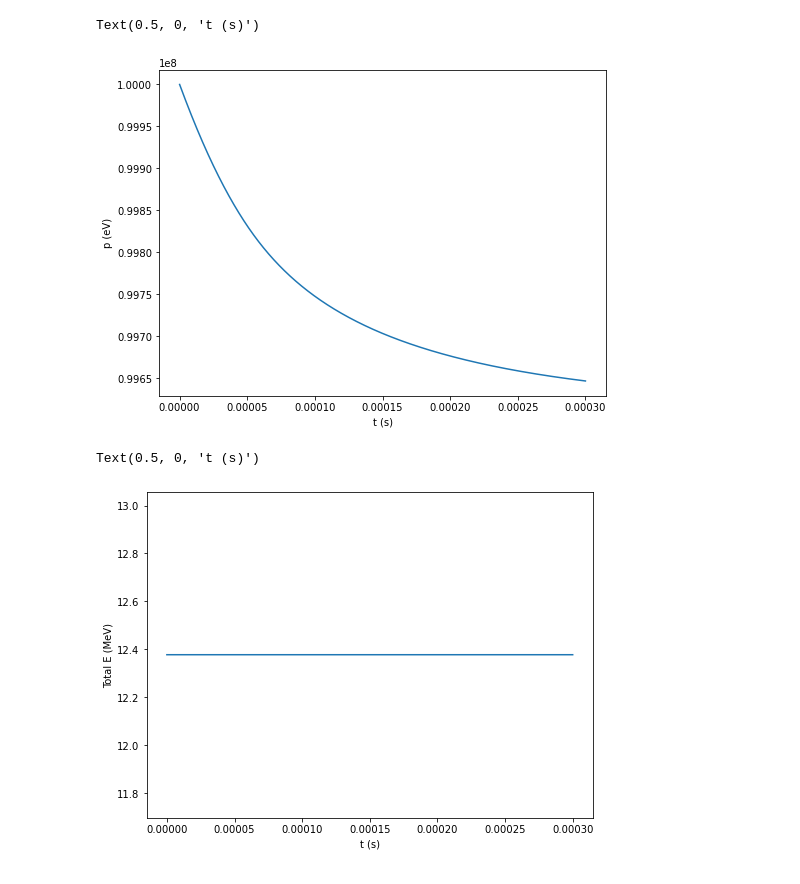
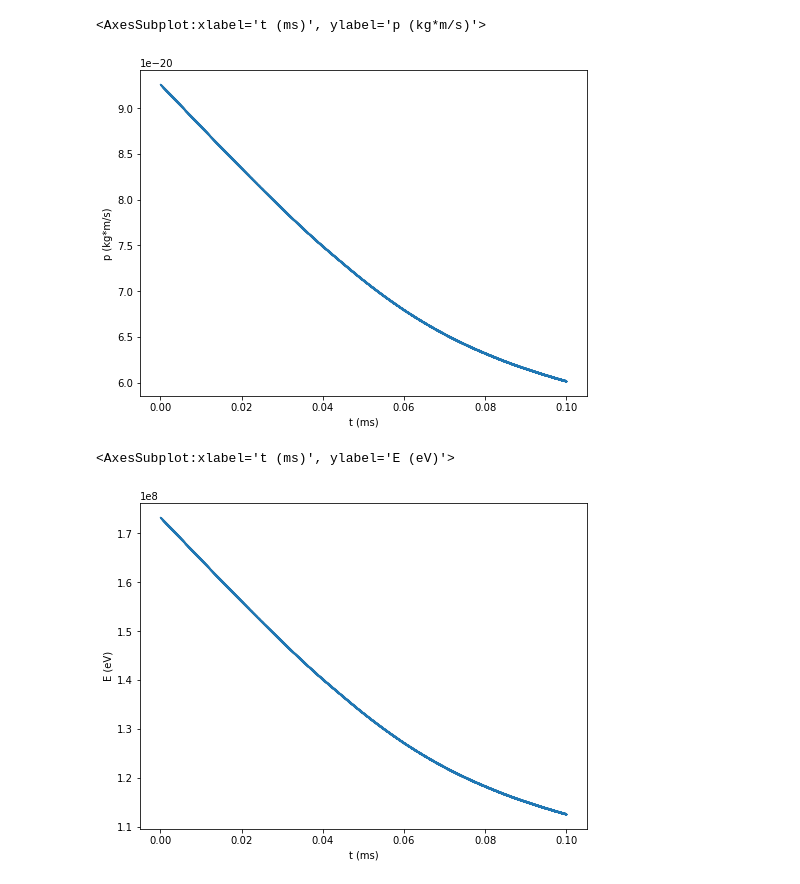
Before and after one commit to jvonk/CRES, a Jupyter notebook: Particle Motion.ipynb, the cells around one changed output. Cells and saved outputs as stored; diff of their text form; code cells hidden in the pictures.

Commit message:
New natural unit system, better unit conversions, and new graphing function

```diff
--- a/Particle Motion.ipynb
+++ b/Particle Motion.ipynb
@@ -26,11 +112,12 @@ conversions["energy (J)"] = conversions["length (m)"]/conversions["time (s)"]
 # %%
 num_points = 10000
-e = 8.5424546e-2 # = 1.60217733e-19 C
+# 1% per meter
+e = fr("C", 1.602176634e-19) # = 1.602176634e-19 C by definition
 c = 1 # = 2.99792458e8 m/s
 m = 5.1099906e5 # m_e = 9.1093897e-31 kg
 E = np.array([0, 0, 0]) # = 0 V/m
-B = np.array([1, 0, 0])/conversions["magnetic induction (T)"] # = 1 Tesla
-t_span = (0, 300e-6/conversions["time (s)"]) # = 300 us
+B = fr("T", np.array([1, 0, 0])) # = 1 Tesla
+t_span = (0, fr("s", 100e-6)) # = 100 us
 p0 = np.array([100e6, 100e6, 100e6]) # = 100 MeV
 r0 = np.array([0, 0, 0]) # = 0 m
 rtol = 1e-5 # = 0.001%
@@ -74,7 +181,7 @@ def linear_fit(x, y, x_label="x", y_label="y", units=""):
     return f
 # %%
 y0 = np.concatenate([p0, r0])
-with tqdm(total=t_span[1]*conversions["time (s)"]*1e3, position=t_span[0]*conversions["time (s)"]*1e3, bar_format='{l_bar}{bar}| {n_fmt:.7}ms/{total_fmt:.7}ms [{elapsed}<{remaining}, ' '{rate_fmt}{postfix}]', unit="ms") as progress:
+with tqdm(total=to("ms", t_span[1]), position=to("ms", t_span[0]), bar_format='{l_bar}{bar}| {n_fmt:.7}ms/{total_fmt:.7}ms [{elapsed}<{remaining}, ' '{rate_fmt}{postfix}]', unit="ms") as progress:
     sol = solve_ivp(lambda t, y: run(fun, t, y, progress), t_span, y0, method="RK45", t_eval=t_eval, dense_output=True, rtol=rtol, atol=atol)
 # %%
 sol
@@ -98,21 +205,15 @@ sol
  y_events: None
 # %%
-t_sol = sol.t
-y_sol = sol.y
-p_sol, r_sol = np.split(y_sol, 2)
+t = sol.t
+y = sol.y
+p, r = np.split(y, 2)
 # %%
-t = 6.5821220e-16 * t_sol # in s
-p = p_sol * 5.3442883e-28 # in kg * m/s
-v_sol = p_sol / (m * gamma(p_sol))
-v = v_sol * 2.99792458e8 # in m/s
-r = r_sol * 1.9732705e-7 # in m
-r_corr_sol = r_sol - np.tile(np.mean(r_sol, axis=1), (r_sol.shape[1],1)).T
-r_corr = r_corr_sol * 1.9732705e-7 # in m
-v_corr_sol = v_sol - np.tile(np.mean(v_sol, axis=1), (v_sol.shape[1],1)).T
-v_corr = v_corr_sol* 2.99792458e8 # in m/s
-omega_sol = np.cross(r_corr_sol, v_corr_sol, axis=0)/np.linalg.norm(r_corr_sol[1:], axis=0)**2
-omega = omega_sol * 1.5192669e15 # in rad/s
-beta_perp = np.linalg.norm(v_corr_sol[1:], axis=0)/c
-beta = np.linalg.norm(v_corr_sol, axis=0)/c
-P_sol = 2*(e*omega_sol[0])**2/(3*c)*(beta_perp**2)/(1 - beta**2)
-P = P_sol * 0.24341350e-3 # in W
+v = p / (m * gamma(p_sol))
+r_corr = r - np.tile(np.mean(r, axis=1), (r.shape[1],1)).T
+v_corr = v - np.tile(np.mean(v, axis=1), (v.shape[1],1)).T
+omega = np.cross(r_corr, v_corr, axis=0)/np.linalg.norm(r_corr[1:], axis=0)**2
+beta_perp = np.linalg.norm(v_corr[1:], axis=0)/c
+beta = np.linalg.norm(v_corr, axis=0)/c
+P = 2*(e*omega[0])**2/(3*c)*(beta_perp**2)/(1 - beta**2)
+frequency = 2 * np.pi * np.abs(omega[0])
+period = 1/frequency
@@ -131,20 +231,12 @@ square_figsize = (7.5, 10)
 # %%
-p_plot = np.linalg.norm(p_sol[:1], axis=0)
 plt.figure(figsize=standard_figsize)
-plt.plot(t, p_plot)
-plt.ylabel("p (eV)")
-plt.xlabel("t (s)")
-# plt.plot(t, linear_fit(t, p_plot, "t", "p", "eV")(t))
+plot(plt.axes(), np.linalg.norm(p, axis=0), "p", "kg*m/s", t, "t", "ms")
 # %% [output]
-Text(0.5, 0, 't (s)')
+<AxesSubplot:xlabel='t (ms)', ylabel='p (kg*m/s)'>
-[figure, old version]
+[figure, new version]
 # %%
-energy = np.sqrt(np.linalg.norm(p, axis=0)**2 * conversions["velocity (m/s)"]**2 + m*c**2*conversions["energy (J)"])
 plt.figure(figsize=standard_figsize)
-plt.plot(t, energy/1e6)
-plt.ylabel("Total E (MeV)")
-plt.xlabel("t (s)")
-# plt.plot(t, linear_fit(t, energy/1e6, "t", "E", "MeV")(t))
+plot(plt.axes(), np.sqrt(np.linalg.norm(p, axis=0)**2 + (m*c**2)**2), "E", "eV", t, "t", "ms")
 # %% [output]
-Text(0.5, 0, 't (s)')
+<AxesSubplot:xlabel='t (ms)', ylabel='E (eV)'>
-[figure, old version]
+[figure, new version]
```
Also changed, not shown: parts of 20 cells of this notebook.
